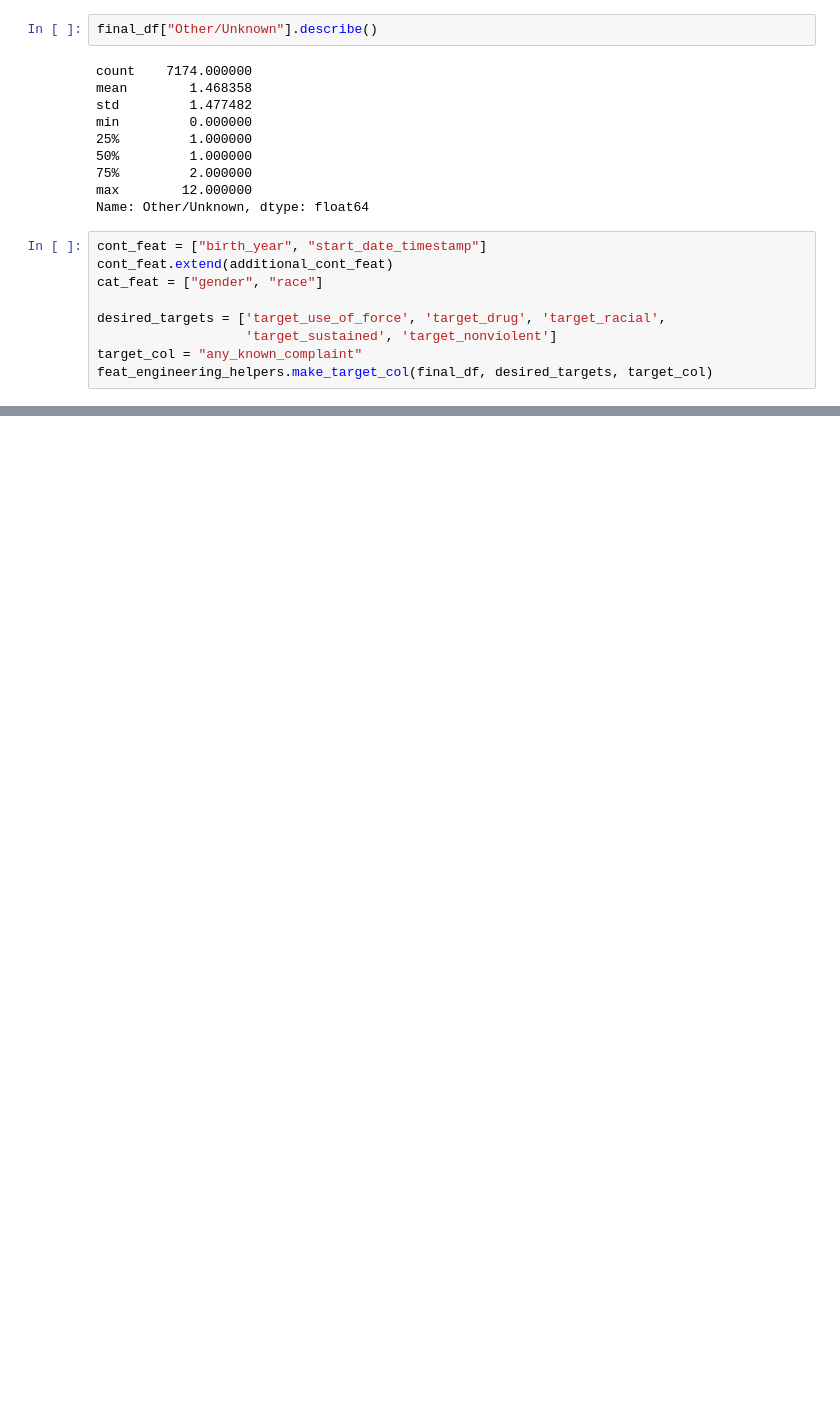
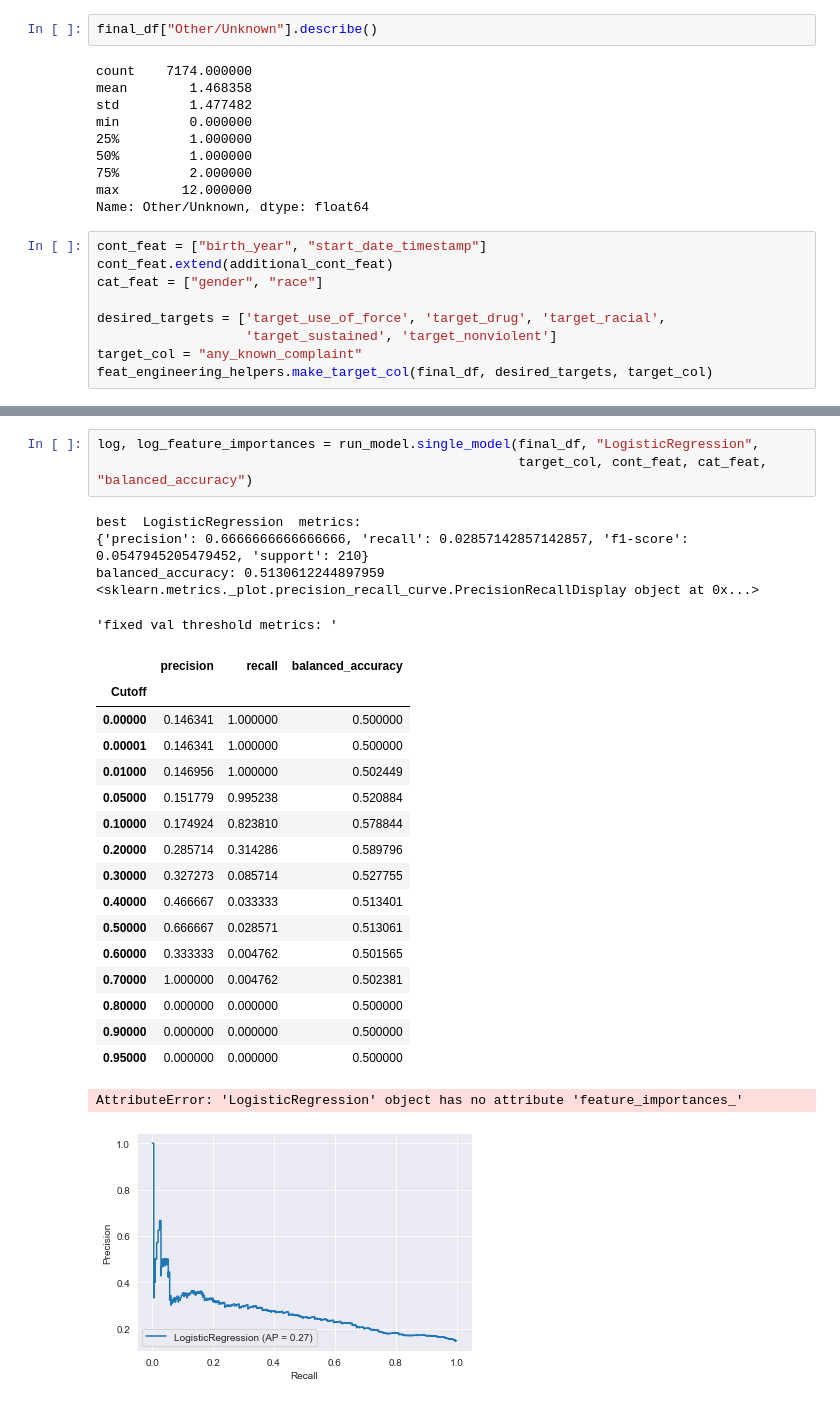
Before and after one commit to lilygrier/Police-Misconduct-ML-2020, a Jupyter notebook: notebooks/Fine_Tuning.ipynb, the cells around one changed output, grey strips where cells are left out. Cells and saved outputs as stored; diff of their text form; blank space fills up the shorter version.

```diff
--- a/notebooks/Fine_Tuning.ipynb
+++ b/notebooks/Fine_Tuning.ipynb
@@ -115,0 +173,27 @@ rf_feature_importances2
+# %%
+log, log_feature_importances = run_model.single_model(final_df, "LogisticRegression",
+                                                      target_col, cont_feat, cat_feat, "balanced_accuracy")
+# %% [output]
+best  LogisticRegression  metrics:
+{'precision': 0.6666666666666666, 'recall': 0.02857142857142857, 'f1-score': 0.0547945205479452, 'support': 210}
+balanced_accuracy: 0.5130612244897959
+<sklearn.metrics._plot.precision_recall_curve.PrecisionRecallDisplay object at 0x...>
+'fixed val threshold metrics: '
+|  | precision | recall | balanced_accuracy |
+| Cutoff |  |  |  |
+| 0.00000 | 0.146341 | 1.000000 | 0.500000 |
+| 0.00001 | 0.146341 | 1.000000 | 0.500000 |
+| 0.01000 | 0.146956 | 1.000000 | 0.502449 |
+| 0.05000 | 0.151779 | 0.995238 | 0.520884 |
+| 0.10000 | 0.174924 | 0.823810 | 0.578844 |
+| 0.20000 | 0.285714 | 0.314286 | 0.589796 |
+| 0.30000 | 0.327273 | 0.085714 | 0.527755 |
+| 0.40000 | 0.466667 | 0.033333 | 0.513401 |
+| 0.50000 | 0.666667 | 0.028571 | 0.513061 |
+| 0.60000 | 0.333333 | 0.004762 | 0.501565 |
+| 0.70000 | 1.000000 | 0.004762 | 0.502381 |
+| 0.80000 | 0.000000 | 0.000000 | 0.500000 |
+| 0.90000 | 0.000000 | 0.000000 | 0.500000 |
+| 0.95000 | 0.000000 | 0.000000 | 0.500000 |
+AttributeError: 'LogisticRegression' object has no attribute 'feature_importances_'
+[figure, added]
```
Also changed, not shown: parts of 26 cells of this notebook, 7 other files.
